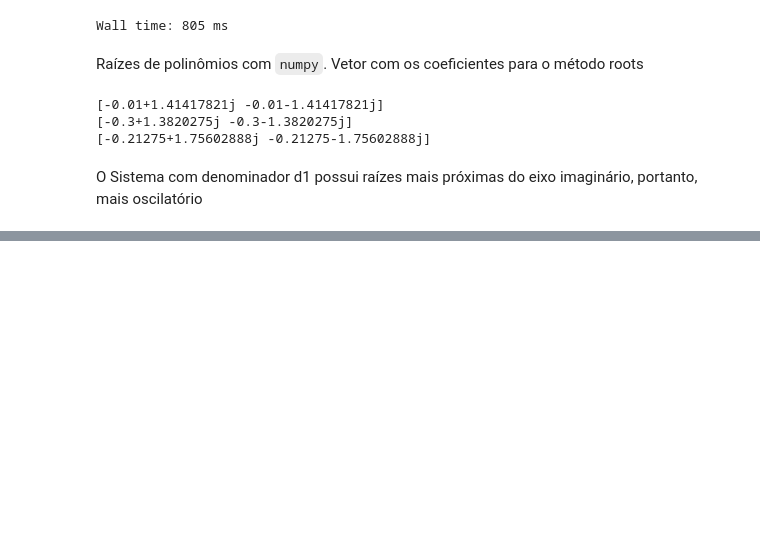
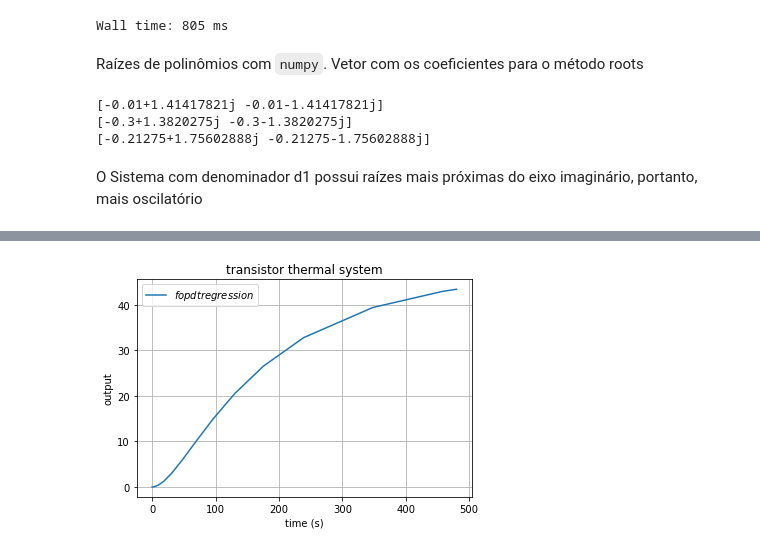
Before and after one commit to josenalde/embeddedsystems, a Jupyter notebook: src/simul1.ipynb, the cells around one changed output, grey strips where cells are left out. Drawn from its saved outputs; the diff is of its cells as text; code cells hidden in the pictures; blank space fills up the shorter version.

```diff
--- a/src/simul1.ipynb
+++ b/src/simul1.ipynb
@@ -128,0 +131,48 @@ plt.show()
+# %%
+%%time
+"""
+Seja kp = ganho
+     teta_p = atraso
+     tau_p = constante de tempo
+     y/u = a / (bs^2+cs+1)
+     onde a = kp, b = tau_p*theta_p e c =(theta_p + tau_p)
+     Por Prof. Josenalde Oliveira - Sistemas Embarcados TADS UFRNt
+"""
+def fopdt_temp(time,X,kp,tau_p,theta_p,u):
+    a = kp
+    b = tau_p*theta_p
+    c = (theta_p + tau_p)
+    x1,x2 = X
+    dotx1 = x2
+    dotx2 = (1/b)*(-c*x2-x1+a*u) # u = força externa / sinal de controle
+    return dotx1, dotx2
+
+ti = 0
+tf = 480
+x10,x20=0,0 #assume que a mola esta em repouso x = 0, v = 0
+
+# método de solução de ode Runge-Kutta implícito de ordem 5 RADAU
+from scipy import integrate
+# https://docs.scipy.org/doc/scipy/reference/generated/scipy.integrate.solve_ivp.html
+
+#regression model temp system
+kp = 0.67
+tau_p = 172.3
+theta_p = 29.15
+
+sol1 = integrate.solve_ivp(fopdt_temp, t_span=(ti, tf), y0=(x10, x20), method='Radau', args=(kp,tau_p,theta_p,70))
+t1, Y1 = sol1.t, sol1.y
+
+# Separando as soluções y1 é y, y2 é dot_y
+y1_pos, y1_vel = Y1 # y1 posicao, y2 velocidade
+
+plt.figure(1)
+plt.plot(t1, y1_pos, label=r'$fopdt regression$')
+plt.legend()
+plt.xlabel('time (s)')
+plt.title('transistor thermal system')
+plt.ylabel('output')
+plt.grid()
+plt.show()
+# %% [output]
+[figure, added]
```
Also changed, not shown: parts of 3 cells of this notebook.
